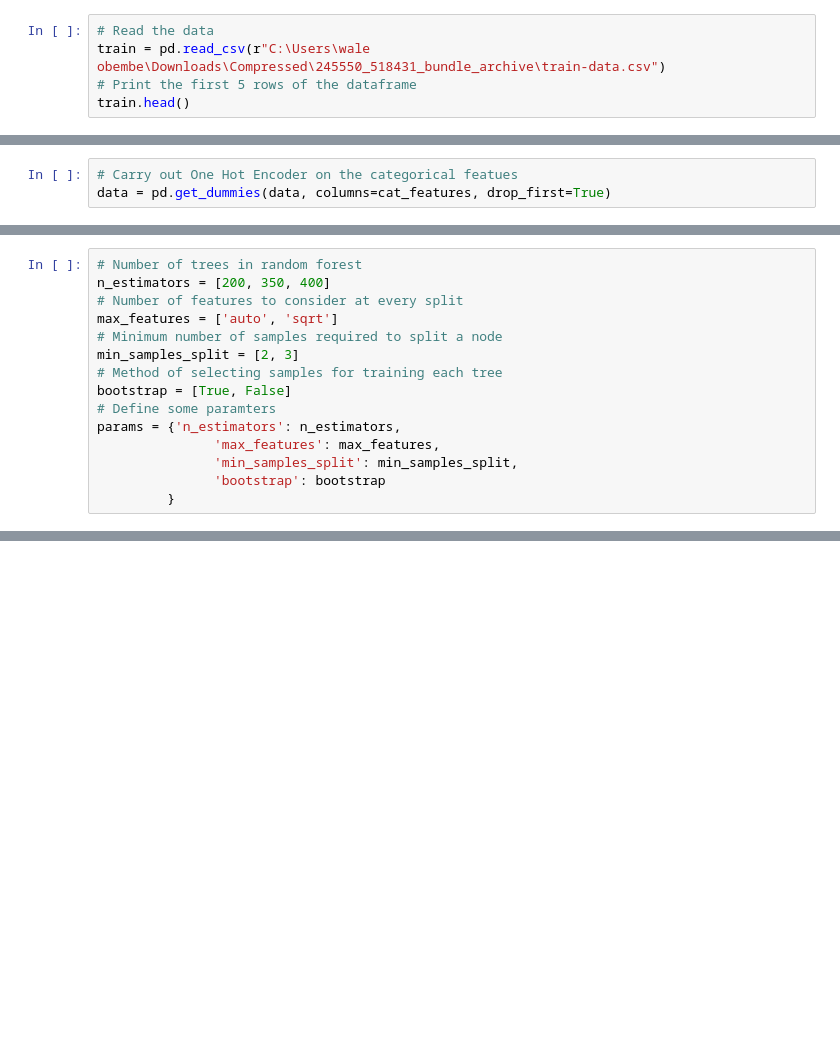
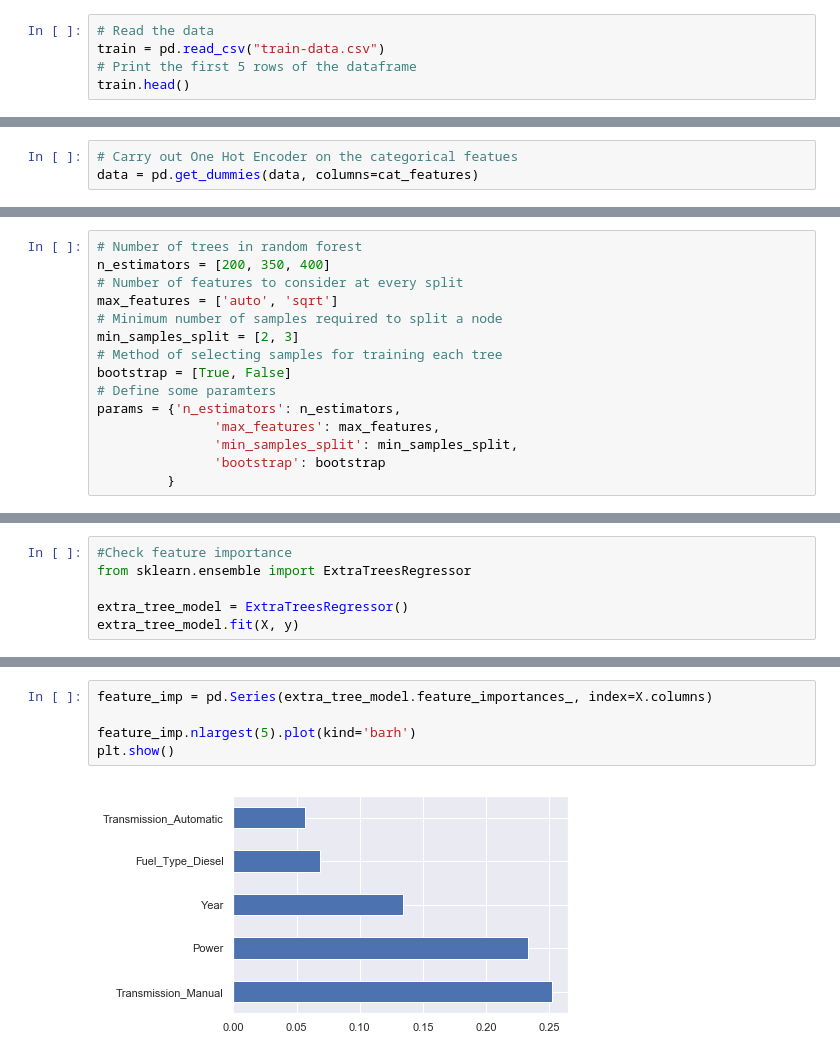
Before and after one commit to dayvheed/Car-Prices-, a Jupyter notebook: Car pricing.ipynb, the cells around one changed output, grey strips where cells are left out. Cells and saved outputs as stored; diff of their text form; blank space fills up the shorter version.

```diff
--- a/Car pricing.ipynb
+++ b/Car pricing.ipynb
@@ -20,7 +20,7 @@ import pickle
 sns.set()
 # %%
 # Read the data
-train = pd.read_csv(r"C:\Users\wale obembe\Downloads\Compressed\245550_518431_bundle_archive\train-data.csv")
+train = pd.read_csv("train-data.csv")
 # Print the first 5 rows of the dataframe
 train.head()
 # %% [output]
@@ -202,7 +202,7 @@ box4 = sns.boxplot(y=np.log(data1[continuous_features[3]]), ax=ax[1][1])
 [figure]
 # %%
 # Carry out One Hot Encoder on the categorical featues
-data = pd.get_dummies(data, columns=cat_features, drop_first=True)
+data = pd.get_dummies(data, columns=cat_features)
 # %%
 # Define the features or independent variable
 X = data.drop(['Price'], axis=1)
@@ -312,0 +308,6 @@ pickle.dump(model_search, open('model_final.plk', 'wb'))
+# %%
+#Check feature importance
+from sklearn.ensemble import ExtraTreesRegressor
+
+extra_tree_model = ExtraTreesRegressor()
+extra_tree_model.fit(X, y)
@@ -312,0 +336,7 @@ pickle.dump(model_search, open('model_final.plk', 'wb'))
+# %%
+feature_imp = pd.Series(extra_tree_model.feature_importances_, index=X.columns)
+
+feature_imp.nlargest(5).plot(kind='barh')
+plt.show()
+# %% [output]
+[figure, added]
```
Also changed, not shown: parts of 17 cells of this notebook, 11 other files.
